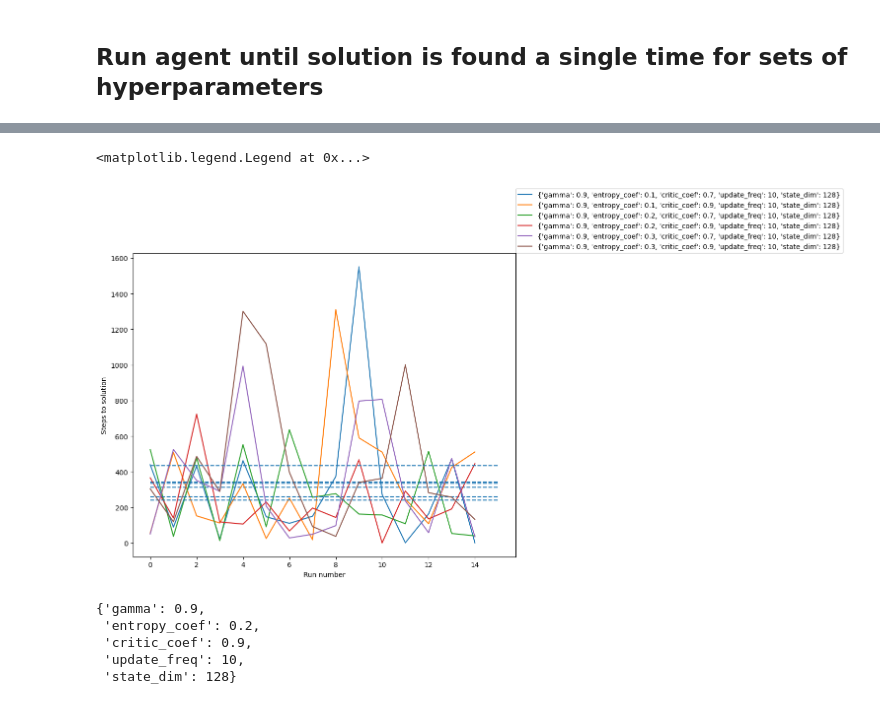
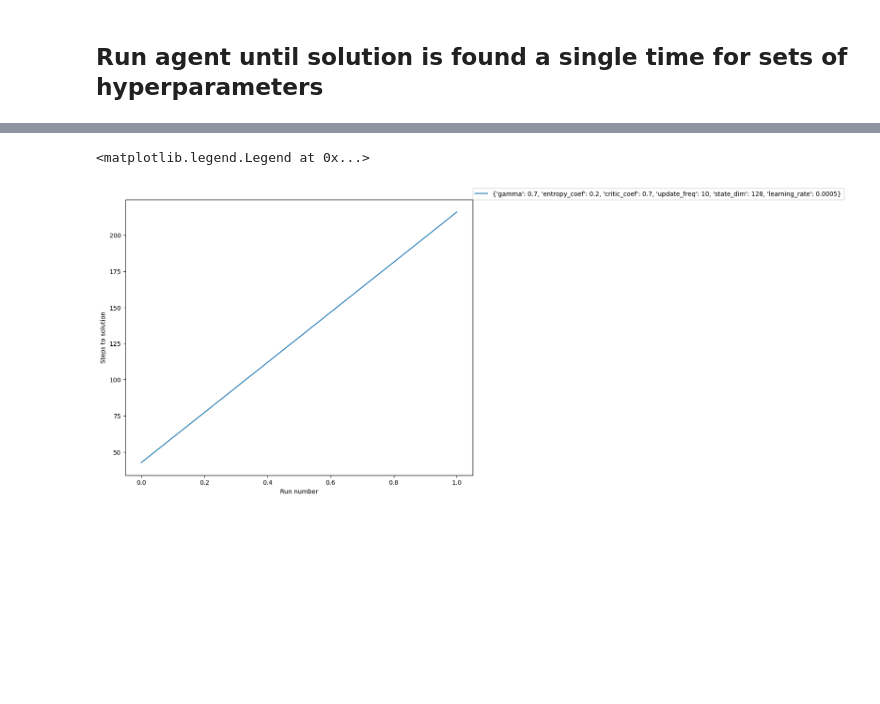
Before and after one commit to bnb32/RL-equation-solver, a Jupyter notebook: rl_equation_solver/dev/parameter_tuning.ipynb, the cells around one changed output, grey strips where cells are left out. Drawn from its saved outputs; the diff is of its cells as text; code cells hidden in the pictures; blank space fills up the shorter version.

```diff
--- a/rl_equation_solver/dev/parameter_tuning.ipynb
+++ b/rl_equation_solver/dev/parameter_tuning.ipynb
@@ -18,14 +16,14 @@ init_logger("rl_equation_solver", log_level="INFO")
 ## Run agent until solution is found a single time for sets of hyperparameters ##
 # %%
 params = {
-          'gamma': [0.9], #[0.7, 0.8, 0.9]
-          'entropy_coef': [0.2, 0.3],
-          'critic_coef': [0.7, 0.9],
+          'gamma': [0.7, 0.8, 0.9],
+          'entropy_coef': [0.2, 0.25, 0.3, 0.35],
+          'critic_coef': [0.7, 0.75, 0.8, 0.85, 0.9],
           'update_freq': [10],
           'state_dim': [128],
-          "learning_rate": [5e-4]
+          "learning_rate": [5e-4, 1e-4, 5e-3]
           }
-run_number = 15
+run_number = 2
 max_workers = 32
 
 tuner = Tuner(params=params, run_number=run_number, max_workers=max_workers, agent=Agent)
@@ -52,20 +52,10 @@ INFO - 2023-05-07 14:34:21,621 [base.py:238] : Running training routine for 1 ep
 # %%
 fig, ax = plt.subplots(1, 1, figsize=(10, 8))
-avgs = {k: np.mean(tuner.solution_steps[k]) for k in tuner.solution_steps}
 for i, config in tuner.configs.items():
-    ax.plot(tuner.solution_steps[i], label=str(config))
-    ax.hlines(xmin=0, xmax=len(tuner.solution_steps[i]), y=avgs[i], linestyles='--')
+    ax.plot(tuner.histories[i]['step'], label=str(config))
 ax.set_ylabel("Steps to solution")
 ax.set_xlabel("Run number")
 plt.legend(loc=(1, 1))
 # %% [output]
 <matplotlib.legend.Legend at 0x...>
-[figure, old version]
+[figure, new version]
-# %%
-tuner.configs[np.argmin(list(avgs.values()))]
-# %% [output]
-{'gamma': 0.9,
- 'entropy_coef': 0.2,
- 'critic_coef': 0.9,
- 'update_freq': 10,
- 'state_dim': 128}
```
Also changed, not shown: parts of 3 cells of this notebook, 4 other files.
